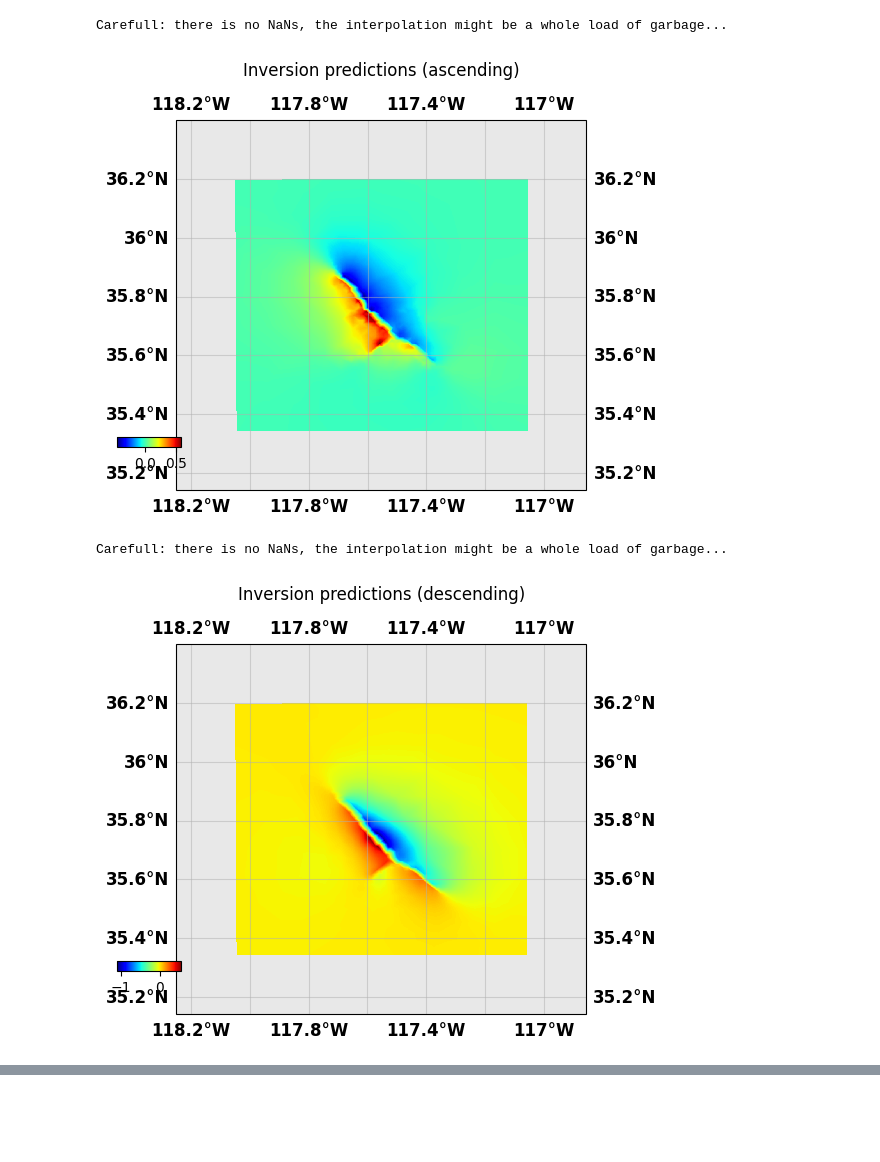
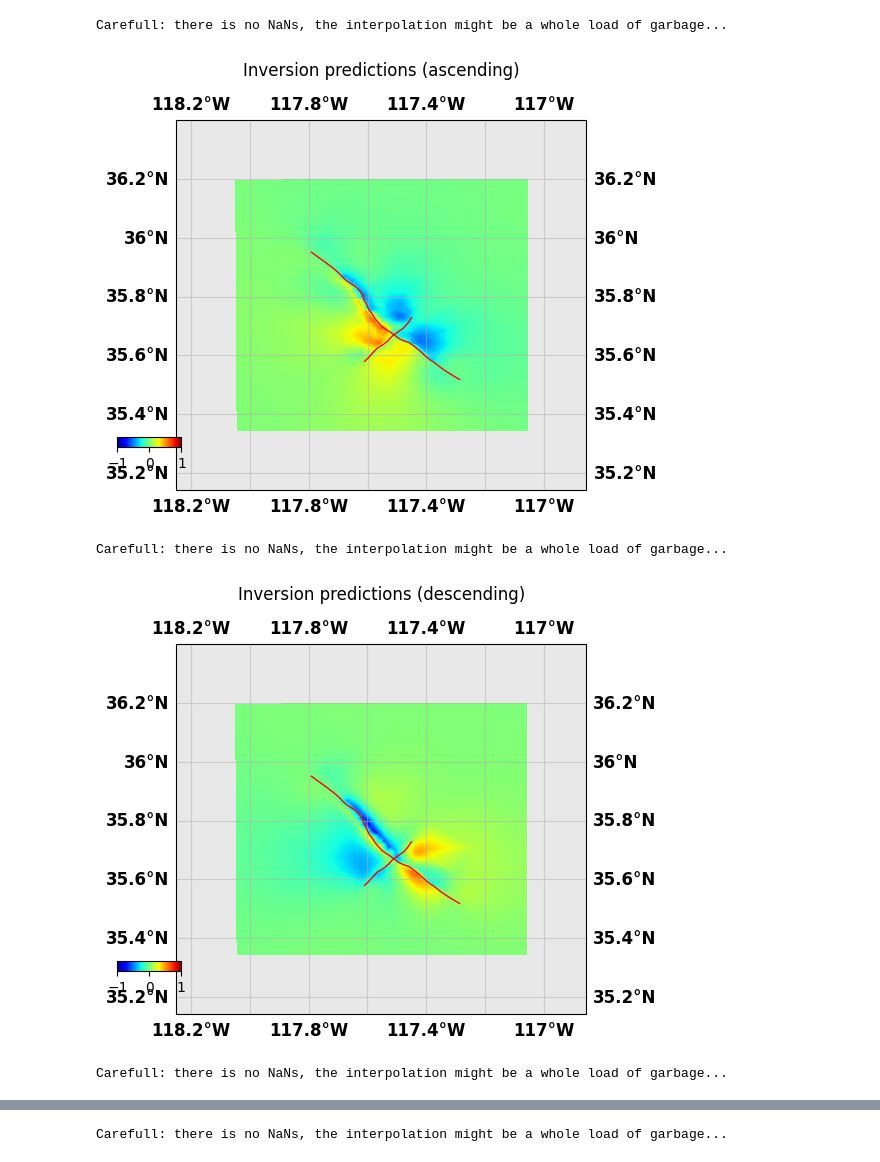
Before and after one commit to tfhinton/Ridgecrest-2019, a Jupyter notebook: scripts/csi_inversion.ipynb, the cells around one changed output, grey strips where cells are left out. Drawn from its saved outputs; the diff is of its cells as text; code cells hidden in the pictures; blank space fills up the shorter version.

Commit message:
Incorporate GNSS data

```diff
--- a/scripts/csi_inversion.ipynb
+++ b/scripts/csi_inversion.ipynb
@@ -88,8 +123,12 @@ normalizing factors are  450.0782897422788 3953.4189022280952 45.04727138610593
 # %%
-datasets[0].plot(plotType="flat", data="synth", title="Inversion predictions (ascending)")
-datasets[1].plot(plotType="flat", data="synth", title="Inversion predictions (descending)")
+datasets[0].plot(plotType="flat", data="synth", title="Inversion predictions (ascending)", norm=(-1., 1.), faults=faults)
+datasets[1].plot(plotType="flat", data="synth", title="Inversion predictions (descending)", norm=(-1., 1.), faults=faults)
+datasets[0].plot(plotType="flat", data="res", title="Inversion residual (ascending)", norm=(-1., 1.), faults=faults)
+datasets[1].plot(plotType="flat", data="res", title="Inversion residual (descending)", faults=faults)
+datasets[2].plot(faults=faults, data="res", legendscale=1.)
 # %% [output]
 Carefull: there is no NaNs, the interpolation might be a whole load of garbage...
-[figure, old version]
+[figure, new version]
 Carefull: there is no NaNs, the interpolation might be a whole load of garbage...
-[figure, old version]
+[figure, new version]
+Carefull: there is no NaNs, the interpolation might be a whole load of garbage...
@@ -95,0 +136 @@ Carefull: there is no NaNs, the interpolation might be a whole load of garbage..
+Carefull: there is no NaNs, the interpolation might be a whole load of garbage...
```
Also changed, not shown: parts of 9 cells of this notebook, 3 other files.
